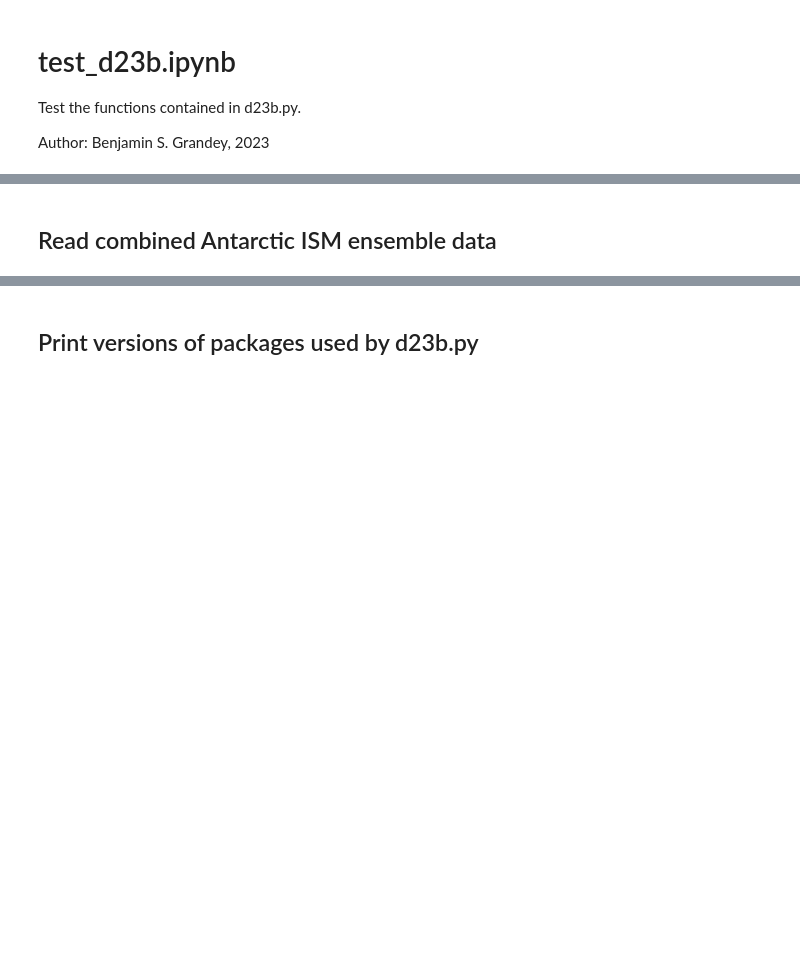
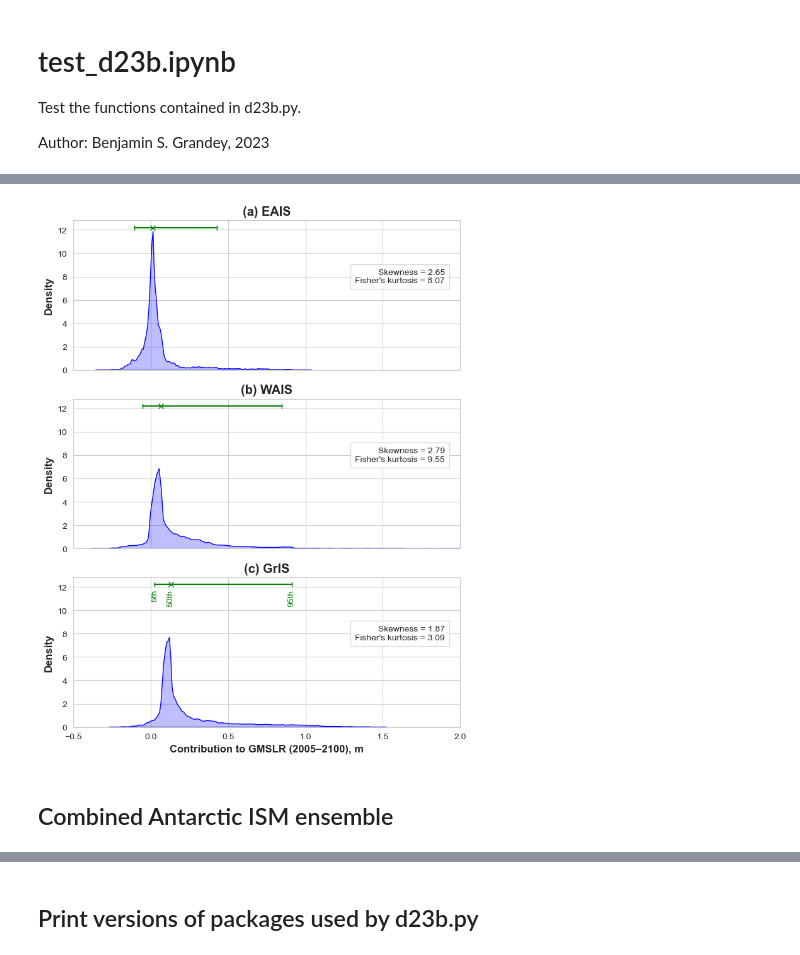
Before and after one commit to grandey/d23b-ice-dependence, a Jupyter notebook: test_d23b.ipynb, the cells around one changed output, grey strips where cells are left out. Drawn from its saved outputs; the diff is of its cells as text; code cells hidden in the pictures; blank space fills up the shorter version.

```diff
--- a/test_d23b.ipynb
+++ b/test_d23b.ipynb
@@ -42,2 +50,7 @@ Wall time: 898 ms
 array([0.02746721, 0.04167583, 0.29432265, ..., 0.03945476, 0.27346924,
        0.02800738])
+# %%
+%%time
+d23b.fig_ice_sheet_marginals(projection_source='fusion', scenario='SSP5-8.5', year=2100,
+                             components=('EAIS', 'WAIS', 'GrIS'), n_samples=int(1e5))
+# %% [output]
@@ -44,5 +59,6 @@ array([0.02746721, 0.04167583, 0.29432265, ..., 0.03945476, 0.27346924,
+[figure, added]
 # %% [markdown]
-## Read combined Antarctic ISM ensemble data
+## Combined Antarctic ISM ensemble
 # %%
 %%time
 p21_l23_df = d23b.read_p21_l23_ism_data(ref_year=2015, target_year=2100)
```
Also changed, not shown: parts of 12 cells of this notebook, 1 other file.
